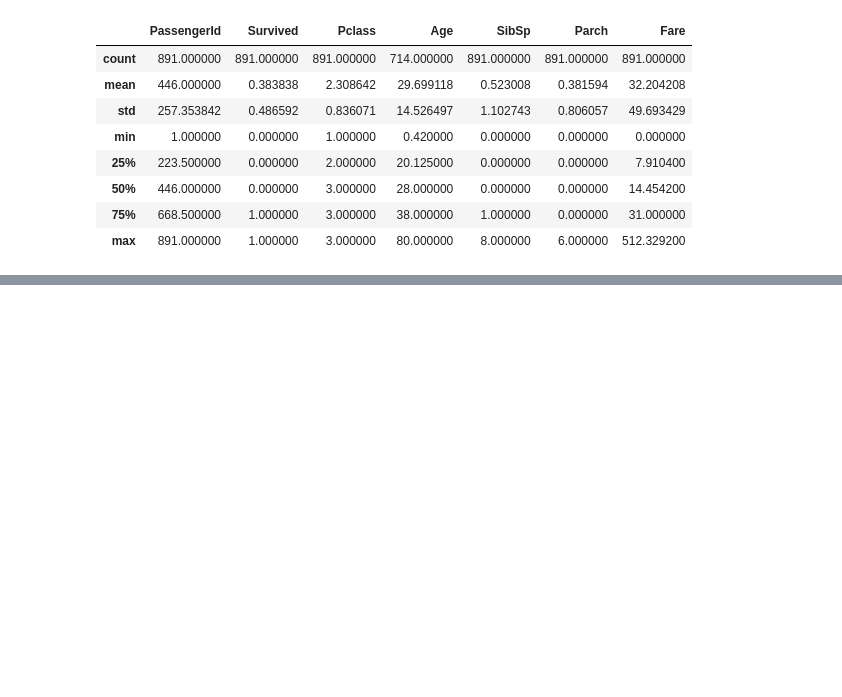
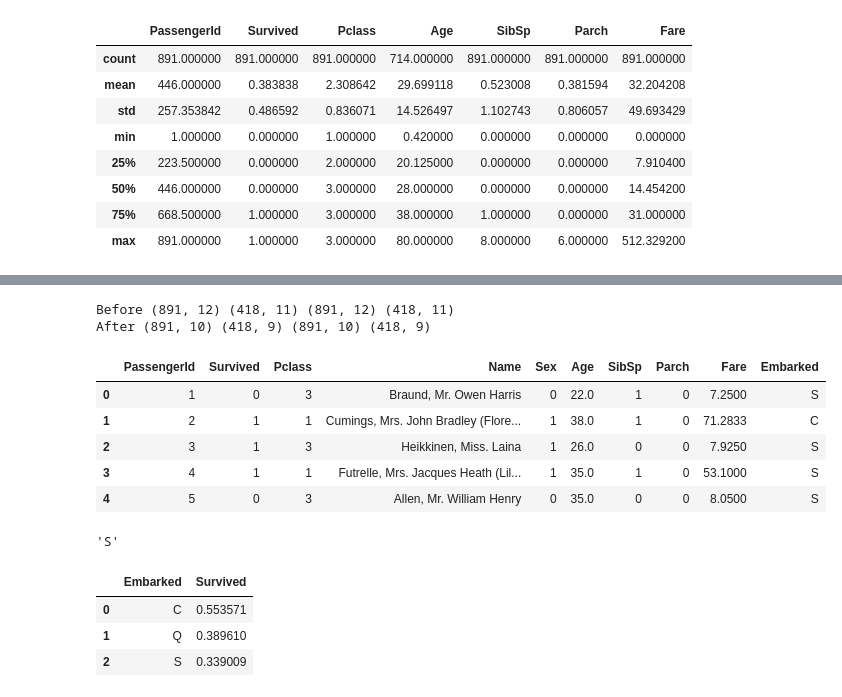
Before and after one commit to HectorSin/kaggle, a Jupyter notebook: Titanic/model.ipynb, the cells around one changed output, grey strips where cells are left out. Saved outputs shown, nothing was run; the diff lists cells and outputs as text; code cells hidden in the pictures; blank space fills up the shorter version.

```diff
--- a/Titanic/model.ipynb
+++ b/Titanic/model.ipynb
@@ -133,0 +182,38 @@ train_df.describe()
+# %%
+print("Before", train_df.shape, test_df.shape, combine[0].shape, combine[1].shape)
+
+train_df = train_df.drop(['Ticket', 'Cabin'], axis=1)
+test_df = test_df.drop(['Ticket', 'Cabin'], axis=1)
+combine = [train_df, test_df]
+
+print("After", train_df.shape, test_df.shape, combine[0].shape, combine[1].shape)
+# %% [output]
+Before (891, 12) (418, 11) (891, 12) (418, 11)
+After (891, 10) (418, 9) (891, 10) (418, 9)
+# %%
+for dataset in combine:
+    dataset['Sex'] = dataset['Sex'].map( {'female': 1, 'male': 0} ).astype(int)
+
+train_df.head()
+# %% [output]
+|  | PassengerId | Survived | Pclass | Name | Sex | Age | SibSp | Parch | Fare | Embarked |
+| 0 | 1 | 0 | 3 | Braund, Mr. Owen Harris | 0 | 22.0 | 1 | 0 | 7.2500 | S |
+| 1 | 2 | 1 | 1 | Cumings, Mrs. John Bradley (Flore... | 1 | 38.0 | 1 | 0 | 71.2833 | C |
+| 2 | 3 | 1 | 3 | Heikkinen, Miss. Laina | 1 | 26.0 | 0 | 0 | 7.9250 | S |
+| 3 | 4 | 1 | 1 | Futrelle, Mrs. Jacques Heath (Lil... | 1 | 35.0 | 1 | 0 | 53.1000 | S |
+| 4 | 5 | 0 | 3 | Allen, Mr. William Henry | 0 | 35.0 | 0 | 0 | 8.0500 | S |
+# %%
+freq_port = train_df.Embarked.dropna().mode()[0]
+freq_port
+# %% [output]
+'S'
+# %%
+for dataset in combine:
+    dataset['Embarked'] = dataset['Embarked'].fillna(freq_port)
+
+train_df[['Embarked', 'Survived']].groupby(['Embarked'], as_index=False).mean().sort_values(by='Survived', ascending=False)
+# %% [output]
+|  | Embarked | Survived |
+| 0 | C | 0.553571 |
+| 1 | Q | 0.389610 |
+| 2 | S | 0.339009 |
```
Also changed, not shown: parts of 31 cells of this notebook.
